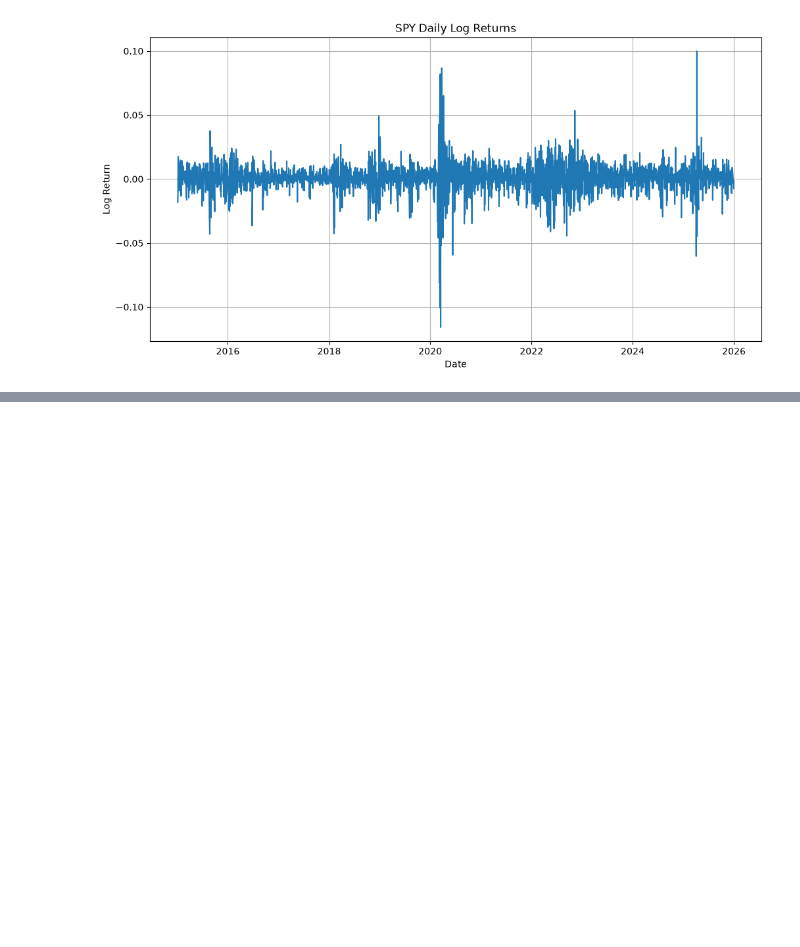
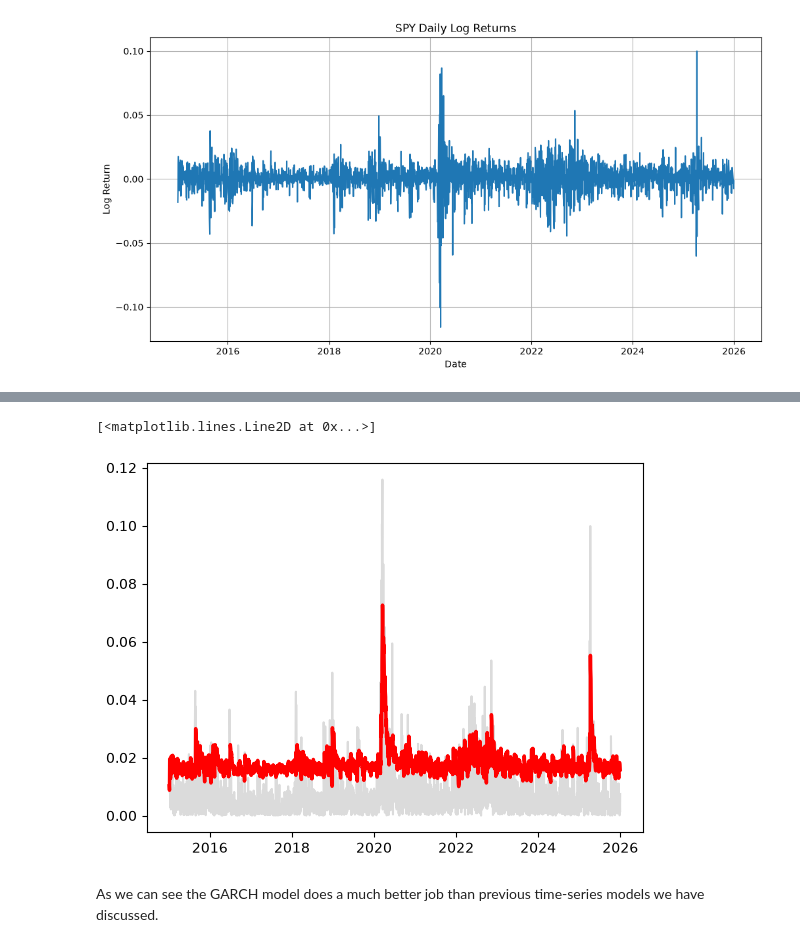
Before and after one commit to evanmartin21/Quant-Summer-Research-Project, a Jupyter notebook: notebooks/03_volatility_modelling_garch.ipynb, the cells around one changed output, grey strips where cells are left out. Saved outputs shown, nothing was run; the diff lists cells and outputs as text; code cells hidden in the pictures; blank space fills up the shorter version.

```diff
--- a/notebooks/03_volatility_modelling_garch.ipynb
+++ b/notebooks/03_volatility_modelling_garch.ipynb
@@ -55,0 +161,21 @@ plt.show()
+# %%
+plt.plot(
+    spy.index,
+    np.abs(spy["Log_Return"]),
+    color="lightgrey",
+    alpha=0.8,
+    label="Absolute Log Returns"
+)
+
+plt.plot(
+    spy.index,
+    conditional_volatility,
+    color="red",
+    linewidth=2.5,
+    label="GARCH Conditional Volatility"
+)
+# %% [output]
+[<matplotlib.lines.Line2D at 0x...>]
+[figure, added]
+# %% [markdown]
+As we can see the GARCH model does a much better job than previous time-series models we have discussed.
```
Also changed, not shown: parts of 13 cells of this notebook.
